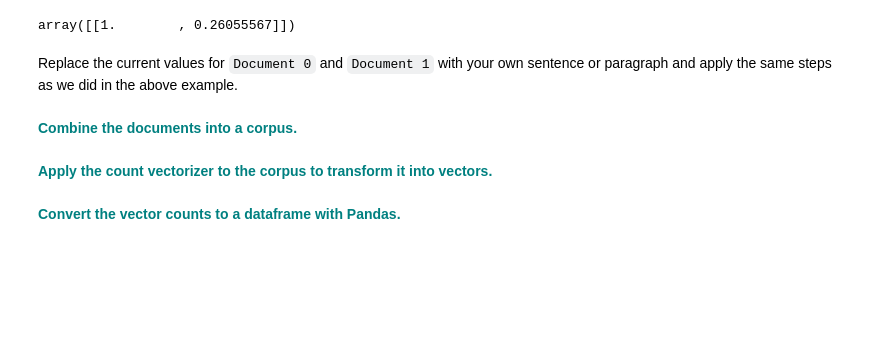
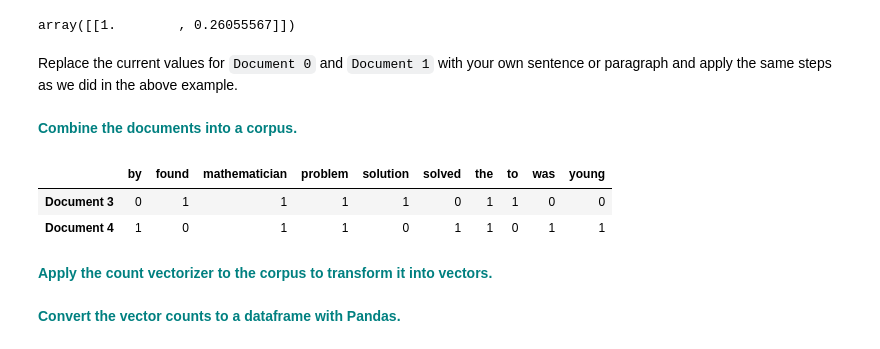
Before and after one commit to Nihita-Ujjual/Unit-15, a Jupyter notebook: Cosine_Similarity_Case_Study.ipynb, the cells around one changed output. Drawn from its saved outputs; the diff is of its cells as text; code cells hidden in the pictures; blank space fills up the shorter version.

```diff
--- a/Cosine_Similarity_Case_Study.ipynb
+++ b/Cosine_Similarity_Case_Study.ipynb
@@ -127,5 +145,20 @@ array([[1.        , 0.26055567]])
 Replace the current values for `Document 0` and `Document 1` with your own sentence or paragraph and apply the same steps as we did in the above example.
 # %% [markdown]
  **<font color='teal'> Combine the documents into a corpus.</font>**
+# %%
+Document3 = "A mathematician found a solution to the problem"
+Document4 = "The problem was solved by a young mathematician"
+
+count_vect_new = CountVectorizer()
+
+corpus_new = [Document3,Document4]
+
+X_train_counts_new = count_vect_new.fit_transform(corpus_new)
+
+pd.DataFrame(X_train_counts_new.toarray(),columns=count_vect_new.get_feature_names(),index=['Document 3','Document 4'])
+# %% [output]
+|  | by | found | mathematician | problem | solution | solved | the | to | was | young |
+| Document 3 | 0 | 1 | 1 | 1 | 1 | 0 | 1 | 1 | 0 | 0 |
+| Document 4 | 1 | 0 | 1 | 1 | 0 | 1 | 1 | 0 | 1 | 1 |
 # %% [markdown]
  **<font color='teal'> Apply the count vectorizer to the corpus to transform it into vectors.</font>**
```
Also changed, not shown: parts of 5 cells of this notebook.
